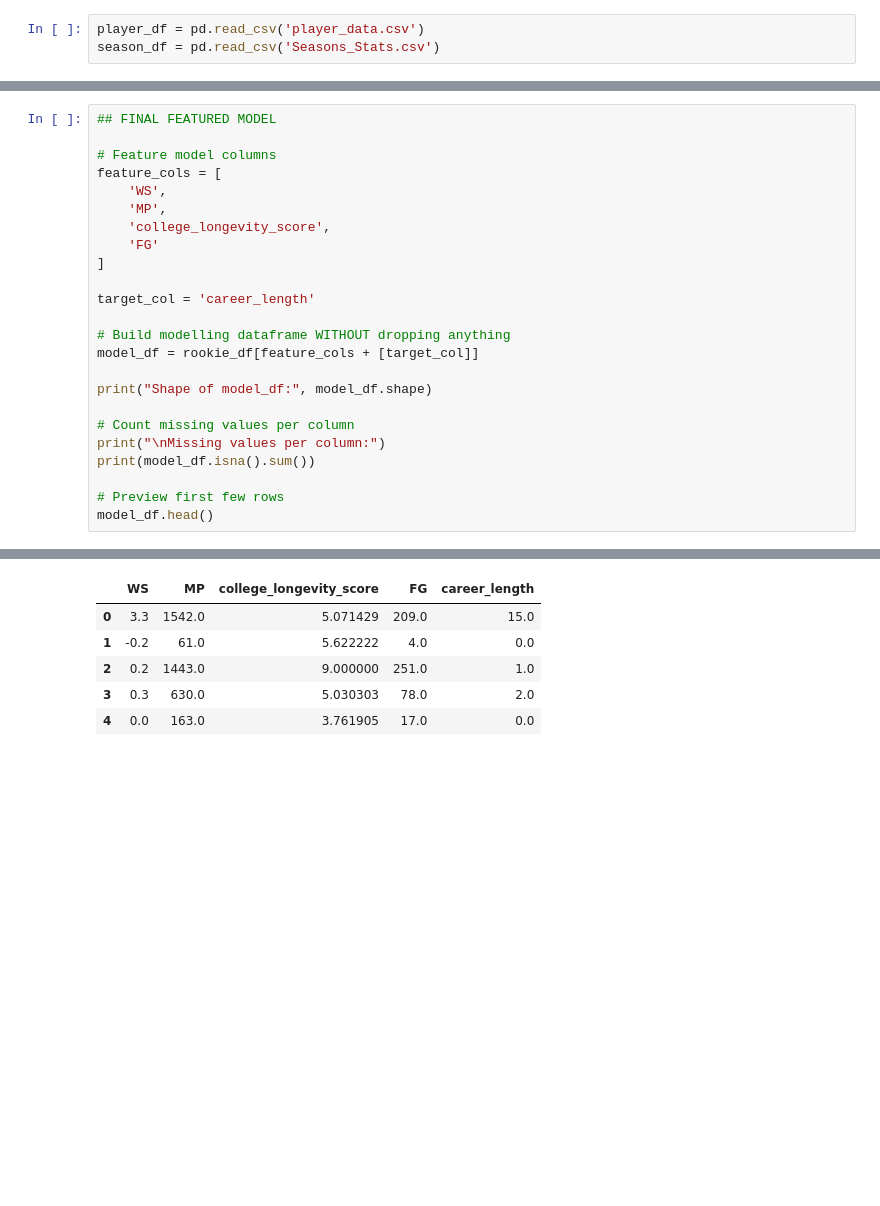
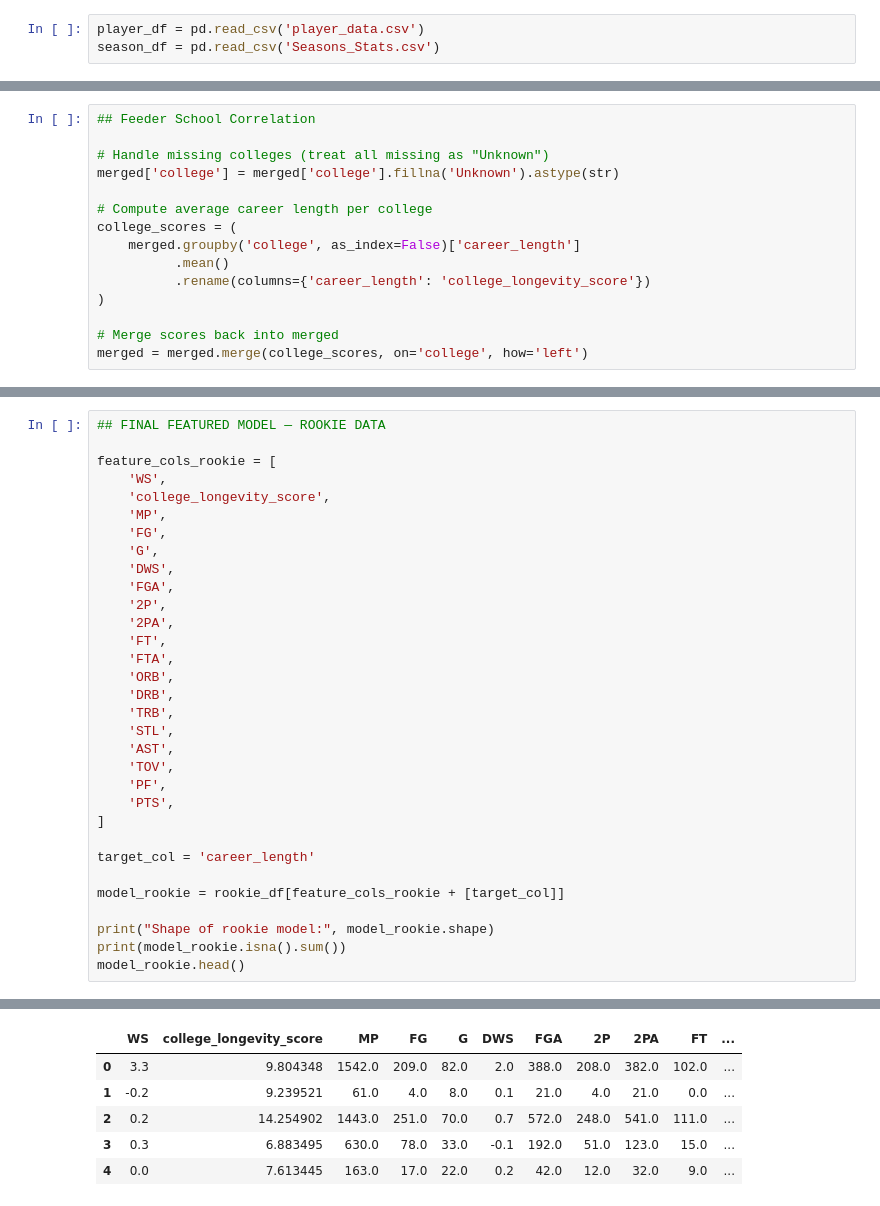
Before and after one commit to ivoryhuoo/NBACareerLongevity, a Jupyter notebook: NBACareerLongevity.ipynb, the cells around one changed output, grey strips where cells are left out. Cells and saved outputs as stored; diff of their text form; blank space fills up the shorter version.

Commit message:
adding dataframes and cleaning data

```diff
--- a/NBACareerLongevity.ipynb
+++ b/NBACareerLongevity.ipynb
@@ -94,0 +61,15 @@ merged['Age'] = merged['Year'] - merged['birth_year']
+# %%
+## Feeder School Correlation
+
+# Handle missing colleges (treat all missing as "Unknown")
+merged['college'] = merged['college'].fillna('Unknown').astype(str)
+
+# Compute average career length per college
+college_scores = (
+    merged.groupby('college', as_index=False)['career_length']
+          .mean()
+          .rename(columns={'career_length': 'college_longevity_score'})
+)
+
+# Merge scores back into merged
+merged = merged.merge(college_scores, on='college', how='left')
@@ -234,25 +220,33 @@ plt.show()
 # %%
-## FINAL FEATURED MODEL
+## FINAL FEATURED MODEL — ROOKIE DATA
 
-# Feature model columns
-feature_cols = [
+feature_cols_rookie = [
     'WS',
+    'college_longevity_score',
     'MP',
-    'college_longevity_score',
-    'FG'
+    'FG',
+    'G',
+    'DWS',
+    'FGA',
+    '2P',
+    '2PA',
+    'FT',
+    'FTA',
+    'ORB',
+    'DRB',
+    'TRB',
+    'STL',
+    'AST',
+    'TOV',
+    'PF',
+    'PTS',
 ]
 
 target_col = 'career_length'
 
-# Build modelling dataframe WITHOUT dropping anything
-model_df = rookie_df[feature_cols + [target_col]]
+model_rookie = rookie_df[feature_cols_rookie + [target_col]]
 
-print("Shape of model_df:", model_df.shape)
-
-# Count missing values per column
-print("\nMissing values per column:")
-print(model_df.isna().sum())
-
-# Preview first few rows
-model_df.head()
+print("Shape of rookie model:", model_rookie.shape)
+print(model_rookie.isna().sum())
+model_rookie.head()
 # %% [output]
@@ -266,9 +268,9 @@ FG                         0
 career_length              0
 dtype: int64
-|  | WS | MP | college_longevity_score | FG | career_length |
-| 0 | 3.3 | 1542.0 | 5.071429 | 209.0 | 15.0 |
-| 1 | -0.2 | 61.0 | 5.622222 | 4.0 | 0.0 |
-| 2 | 0.2 | 1443.0 | 9.000000 | 251.0 | 1.0 |
-| 3 | 0.3 | 630.0 | 5.030303 | 78.0 | 2.0 |
-| 4 | 0.0 | 163.0 | 3.761905 | 17.0 | 0.0 |
+|  | WS | college_longevity_score | MP | FG | G | DWS | FGA | 2P | 2PA | FT | ... |
+| 0 | 3.3 | 9.804348 | 1542.0 | 209.0 | 82.0 | 2.0 | 388.0 | 208.0 | 382.0 | 102.0 | ... |
+| 1 | -0.2 | 9.239521 | 61.0 | 4.0 | 8.0 | 0.1 | 21.0 | 4.0 | 21.0 | 0.0 | ... |
+| 2 | 0.2 | 14.254902 | 1443.0 | 251.0 | 70.0 | 0.7 | 572.0 | 248.0 | 541.0 | 111.0 | ... |
+| 3 | 0.3 | 6.883495 | 630.0 | 78.0 | 33.0 | -0.1 | 192.0 | 51.0 | 123.0 | 15.0 | ... |
+| 4 | 0.0 | 7.613445 | 163.0 | 17.0 | 22.0 | 0.2 | 42.0 | 12.0 | 32.0 | 9.0 | ... |
 # %%
```
Also changed, not shown: parts of 15 cells of this notebook, 1 other file.
